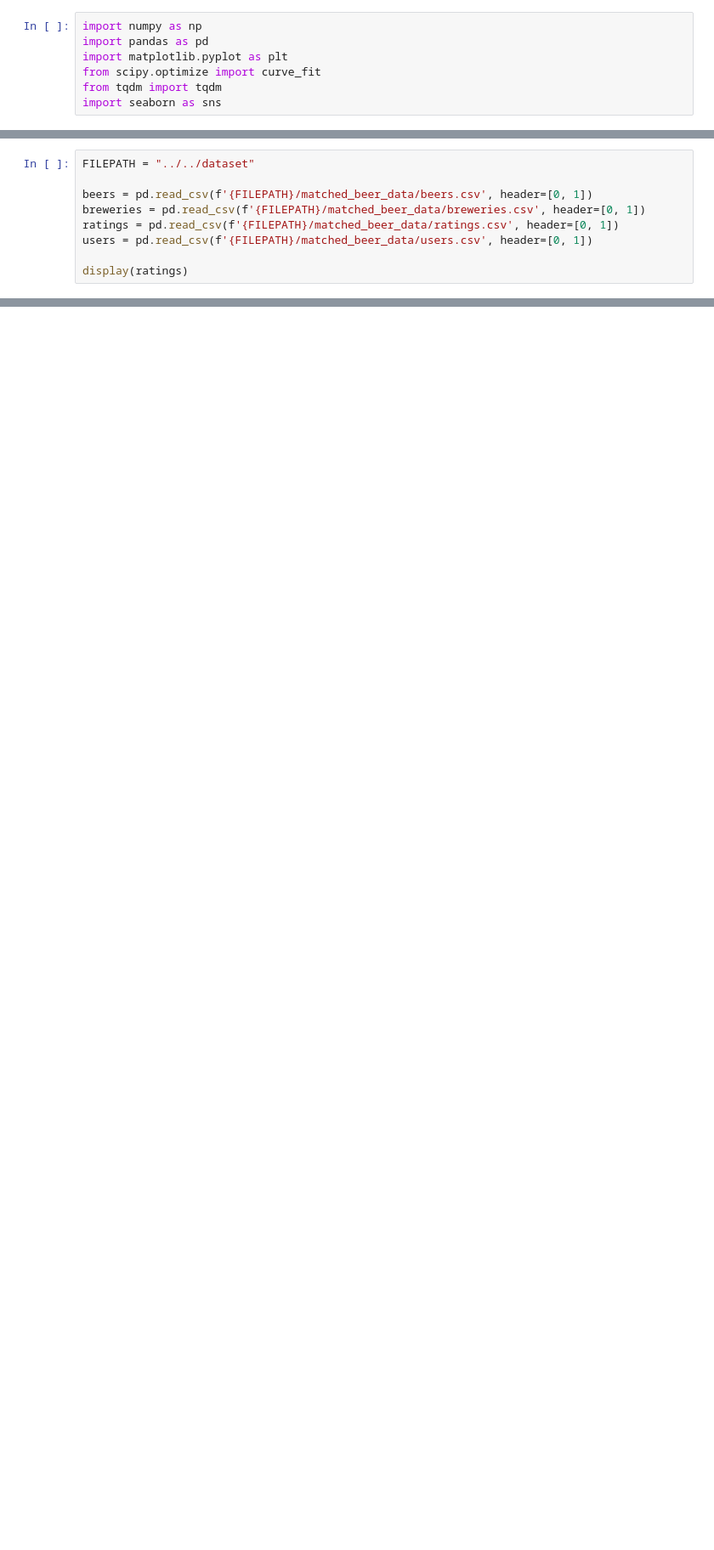
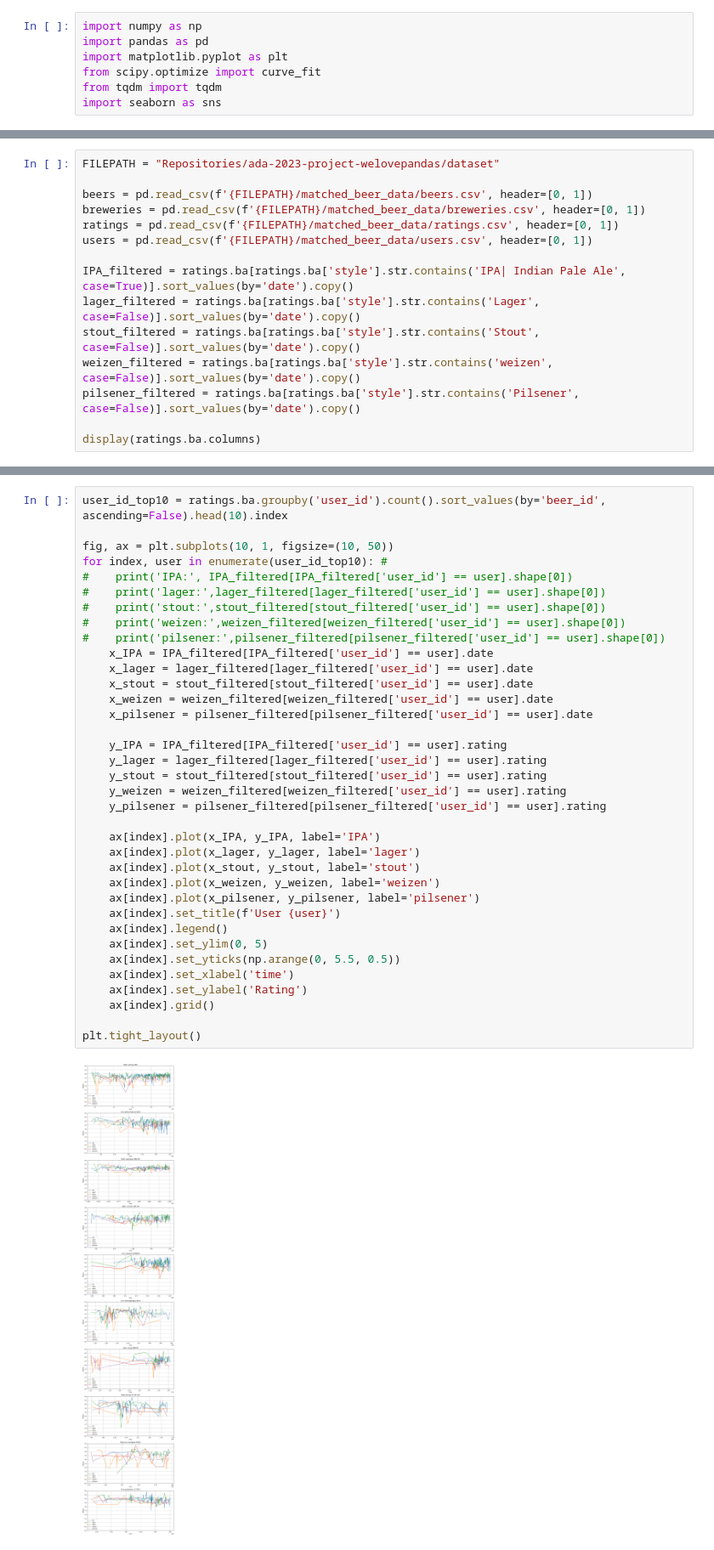
Before and after one commit to epfl-ada/ada-2023-project-welovepandas, a Jupyter notebook: test_git_lionel.ipynb, the cells around one changed output, grey strips where cells are left out. Shown at 85% size. Drawn from its saved outputs; the diff is of its cells as text; blank space fills up the shorter version.

```diff
--- a/test_git_lionel.ipynb
+++ b/test_git_lionel.ipynb
@@ -12,10 +8,16 @@ C:\Users\Lione
 # %%
-FILEPATH = "../../dataset"
+FILEPATH = "Repositories/ada-2023-project-welovepandas/dataset"
 
 beers = pd.read_csv(f'{FILEPATH}/matched_beer_data/beers.csv', header=[0, 1])
 breweries = pd.read_csv(f'{FILEPATH}/matched_beer_data/breweries.csv', header=[0, 1])
 ratings = pd.read_csv(f'{FILEPATH}/matched_beer_data/ratings.csv', header=[0, 1])
 users = pd.read_csv(f'{FILEPATH}/matched_beer_data/users.csv', header=[0, 1])
 
-display(ratings)
+IPA_filtered = ratings.ba[ratings.ba['style'].str.contains('IPA| Indian Pale Ale', case=True)].sort_values(by='date').copy()
+lager_filtered = ratings.ba[ratings.ba['style'].str.contains('Lager', case=False)].sort_values(by='date').copy()
+stout_filtered = ratings.ba[ratings.ba['style'].str.contains('Stout', case=False)].sort_values(by='date').copy()
+weizen_filtered = ratings.ba[ratings.ba['style'].str.contains('weizen', case=False)].sort_values(by='date').copy()
+pilsener_filtered = ratings.ba[ratings.ba['style'].str.contains('Pilsener', case=False)].sort_values(by='date').copy()
+
+display(ratings.ba.columns)
 # %% [output]
@@ -22,0 +28,38 @@ FileNotFoundError: [Errno 2] No such file or directory: '../../dataset/matched_b
+# %%
+user_id_top10 = ratings.ba.groupby('user_id').count().sort_values(by='beer_id', ascending=False).head(10).index
+
+fig, ax = plt.subplots(10, 1, figsize=(10, 50))
+for index, user in enumerate(user_id_top10): #
+#    print('IPA:', IPA_filtered[IPA_filtered['user_id'] == user].shape[0])
+#    print('lager:',lager_filtered[lager_filtered['user_id'] == user].shape[0])
+#    print('stout:',stout_filtered[stout_filtered['user_id'] == user].shape[0])
+#    print('weizen:',weizen_filtered[weizen_filtered['user_id'] == user].shape[0])
+#    print('pilsener:',pilsener_filtered[pilsener_filtered['user_id'] == user].shape[0])
+    x_IPA = IPA_filtered[IPA_filtered['user_id'] == user].date
+    x_lager = lager_filtered[lager_filtered['user_id'] == user].date
+    x_stout = stout_filtered[stout_filtered['user_id'] == user].date
+    x_weizen = weizen_filtered[weizen_filtered['user_id'] == user].date
+    x_pilsener = pilsener_filtered[pilsener_filtered['user_id'] == user].date
+
+    y_IPA = IPA_filtered[IPA_filtered['user_id'] == user].rating
+    y_lager = lager_filtered[lager_filtered['user_id'] == user].rating
+    y_stout = stout_filtered[stout_filtered['user_id'] == user].rating
+    y_weizen = weizen_filtered[weizen_filtered['user_id'] == user].rating
+    y_pilsener = pilsener_filtered[pilsener_filtered['user_id'] == user].rating
+
+    ax[index].plot(x_IPA, y_IPA, label='IPA')
+    ax[index].plot(x_lager, y_lager, label='lager')
+    ax[index].plot(x_stout, y_stout, label='stout')
+    ax[index].plot(x_weizen, y_weizen, label='weizen')
+    ax[index].plot(x_pilsener, y_pilsener, label='pilsener')
+    ax[index].set_title(f'User {user}')
+    ax[index].legend()
+    ax[index].set_ylim(0, 5)
+    ax[index].set_yticks(np.arange(0, 5.5, 0.5))
+    ax[index].set_xlabel('time')
+    ax[index].set_ylabel('Rating')
+    ax[index].grid()
+
+plt.tight_layout()
+# %% [output]
+[figure, added]
```
Also changed, not shown: parts of 2 cells of this notebook.
